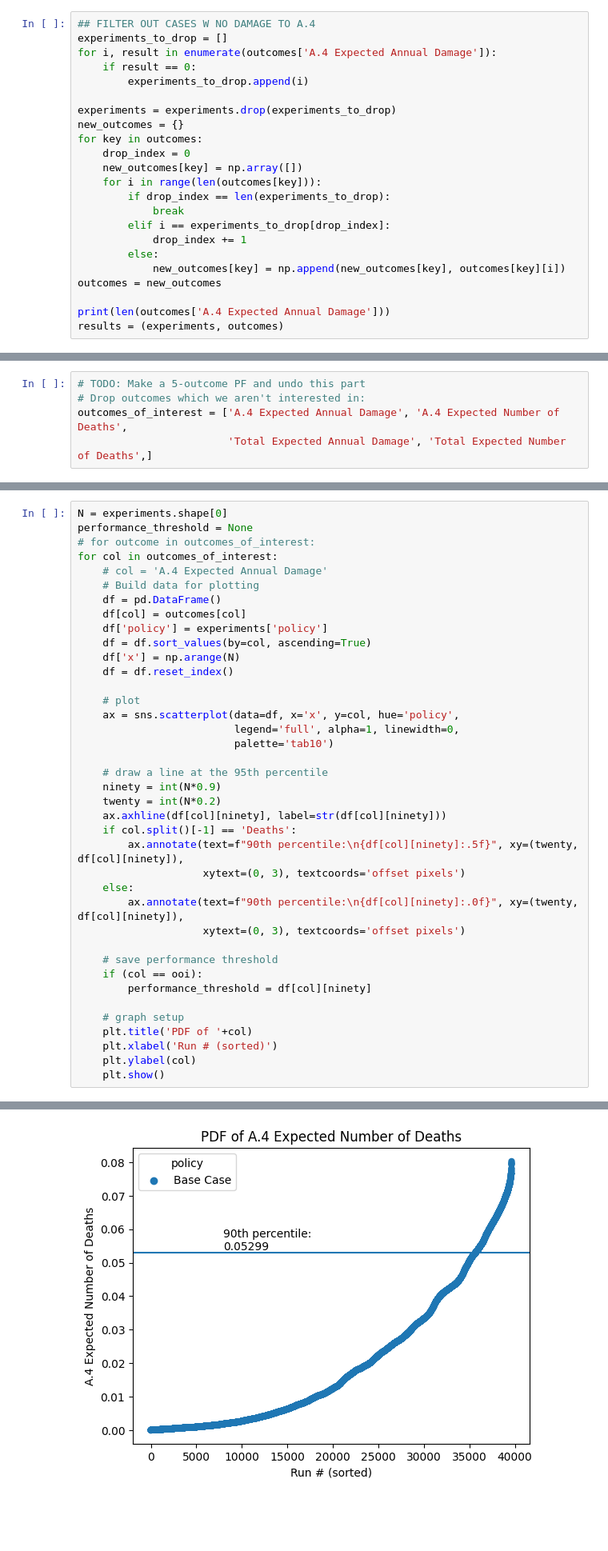
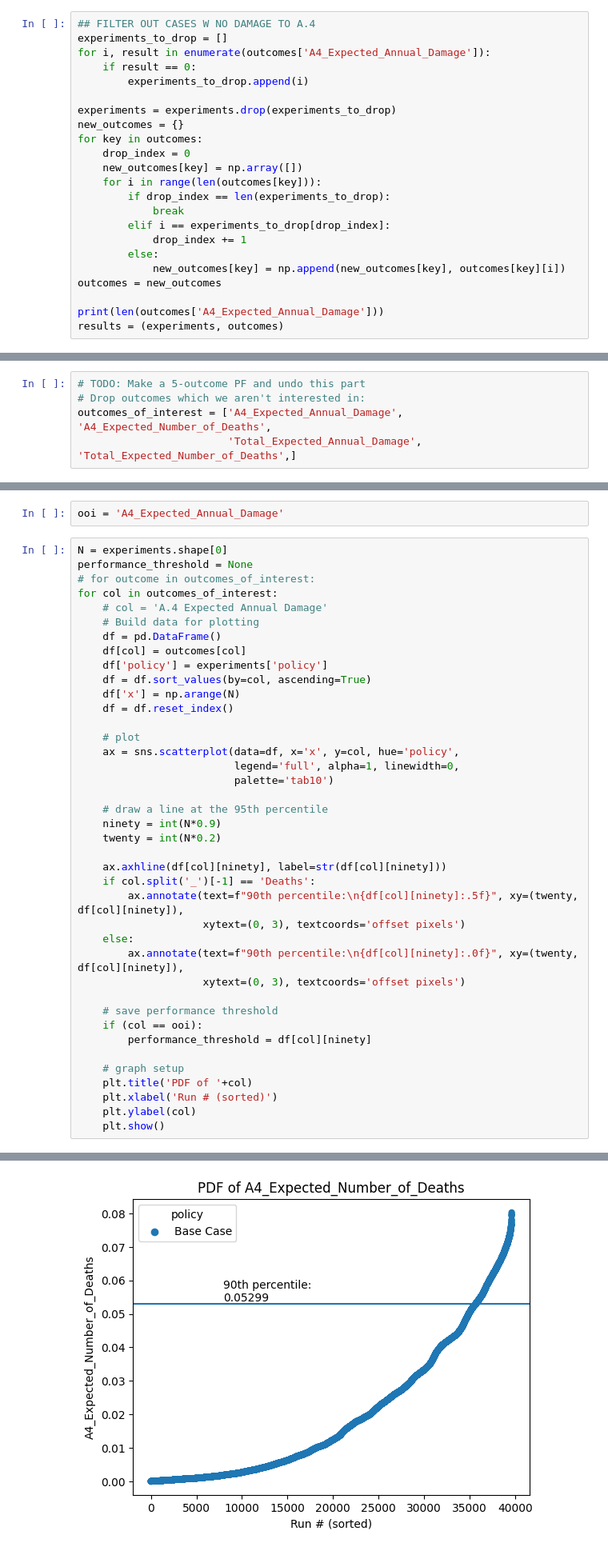
Before and after one commit to ghsher/epa1361_group15, a Jupyter notebook: final assignment/Scenario_Discovery.ipynb, the cells around one changed output, grey strips where cells are left out. Shown at 80% size. Saved outputs shown, nothing was run; the diff lists cells and outputs as text; blank space fills up the shorter version.

```diff
--- a/final assignment/Scenario_Discovery.ipynb
+++ b/final assignment/Scenario_Discovery.ipynb
@@ -28,7 +28,7 @@ experiments.shape
 # %%
 ## FILTER OUT CASES W NO DAMAGE TO A.4
 experiments_to_drop = []
-for i, result in enumerate(outcomes['A.4 Expected Annual Damage']):
+for i, result in enumerate(outcomes['A4_Expected_Annual_Damage']):
     if result == 0:
         experiments_to_drop.append(i)
 
@@ -46,7 +46,7 @@ for key in outcomes:
             new_outcomes[key] = np.append(new_outcomes[key], outcomes[key][i])
 outcomes = new_outcomes
 
-print(len(outcomes['A.4 Expected Annual Damage']))
+print(len(outcomes['A4_Expected_Annual_Damage']))
 results = (experiments, outcomes)
 # %% [output]
 39633
@@ -59,8 +59,8 @@ First, we can look at a pair-plotted scatter plot to visualize how our outcomes
 # %%
 # TODO: Make a 5-outcome PF and undo this part
 # Drop outcomes which we aren't interested in:
-outcomes_of_interest = ['A.4 Expected Annual Damage', 'A.4 Expected Number of Deaths',
-                        'Total Expected Annual Damage', 'Total Expected Number of Deaths',]
+outcomes_of_interest = ['A4_Expected_Annual_Damage', 'A4_Expected_Number_of_Deaths',
+                        'Total_Expected_Annual_Damage', 'Total_Expected_Number_of_Deaths',]
 # %%
 outcomes_subset = {k:outcomes[k] for k in outcomes_of_interest if k in outcomes}
 
@@ -83,3 +81,5 @@ ooi = 'A.4 Expected Annual Damage'
+# %%
+ooi = 'A4_Expected_Annual_Damage'
 # %%
 N = experiments.shape[0]
 performance_threshold = None
@@ -102,8 +102,9 @@ for col in outcomes_of_interest:
     # draw a line at the 95th percentile
     ninety = int(N*0.9)
     twenty = int(N*0.2)
+
     ax.axhline(df[col][ninety], label=str(df[col][ninety]))
-    if col.split()[-1] == 'Deaths':
+    if col.split('_')[-1] == 'Deaths':
         ax.annotate(text=f"90th percentile:\n{df[col][ninety]:.5f}", xy=(twenty, df[col][ninety]),
                     xytext=(0, 3), textcoords='offset pixels')
     else:
@@ -124 +125 @@ for col in outcomes_of_interest:
-[figure, old version]
+[figure, new version]
```
Also changed, not shown: parts of 21 cells of this notebook, 2 other files.
